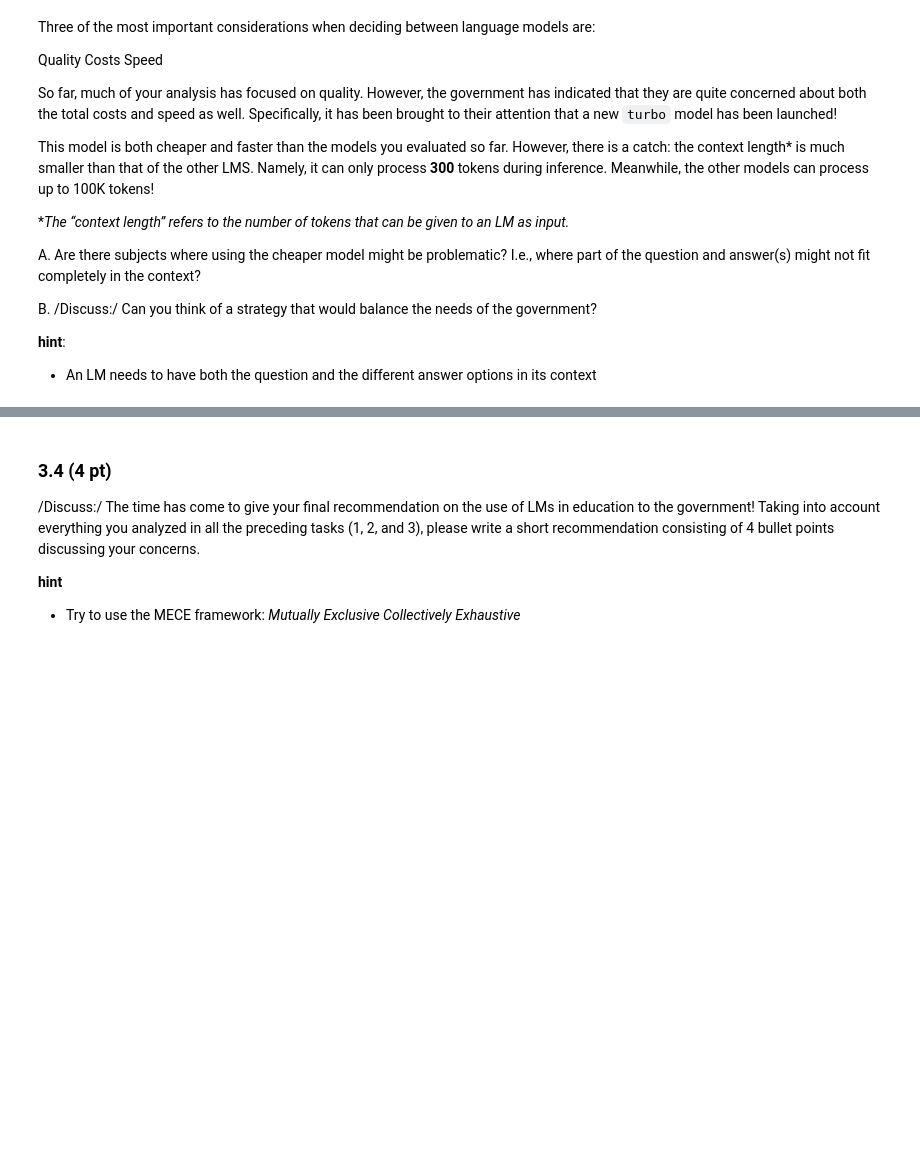
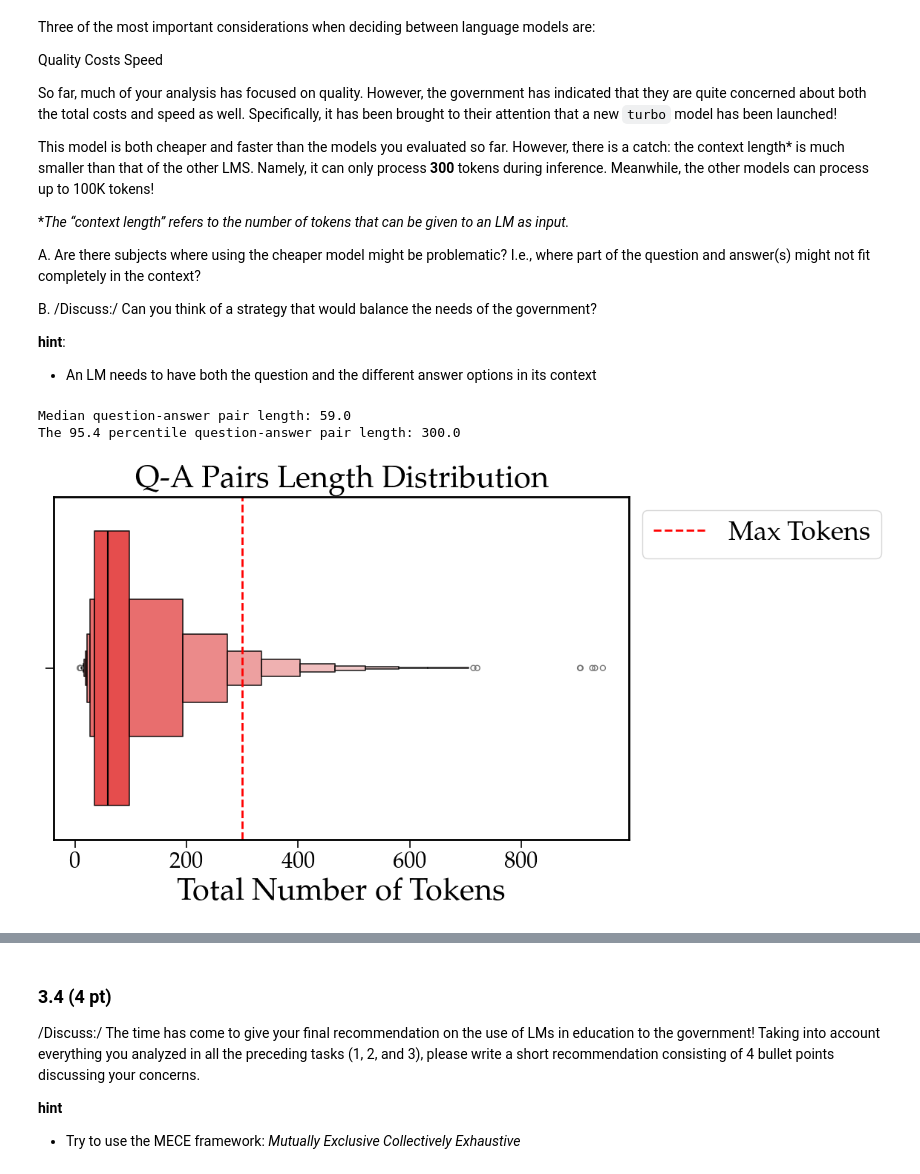
Before and after one commit to sylvainshan/Applied-Data-Analysis, a Jupyter notebook: Homework/01_PROJECT_NEUTRALITY/analysis.ipynb, the cells around one changed output, grey strips where cells are left out. Cells and saved outputs as stored; diff of their text form; code cells hidden in the pictures; blank space fills up the shorter version.

```diff
--- a/Homework/01_PROJECT_NEUTRALITY/analysis.ipynb
+++ b/Homework/01_PROJECT_NEUTRALITY/analysis.ipynb
@@ -1144,14 +1144,20 @@ A. For each combined question-answers pair, compute:
 
 B. /Discuss:/ What do you think of the hypothesis that the frequency of A, B, C, and D tokens could influence answers?
 # %%
-def count_token(tokenized_text, target_token):
-    """
-    Count the number of occurrences of a target token in a tokenized text
-    """
-    return tokenized_text.count(target_token)
+# Concatenate tokens from questions and answers for each question
+df_qa_pairs = df_mmlu_test.copy()
+df_qa_pairs['tokenized_qa'] = df_qa_pairs.apply(lambda x: x['tokenized_question'] + x['tokenized_A'] +
+                                                          x['tokenized_B'] + x['tokenized_C'] + x['tokenized_D'], axis=1)
 
-# df_qa_pairs = df_mmlu_test[['tokenized_question', 'tokenized_A', 'tokenized_B', 'tokenized_C', 'tokenized_D']]
+# Count the number of A, B, C, and D tokens for each question-answer pair
+df_qa_pairs['num_A'] = df_qa_pairs['tokenized_qa'].apply(lambda x: x.count(tokenize_text('A')[0]))
+df_qa_pairs['num_B'] = df_qa_pairs['tokenized_qa'].apply(lambda x: x.count(tokenize_text('B')[0]))
+df_qa_pairs['num_C'] = df_qa_pairs['tokenized_qa'].apply(lambda x: x.count(tokenize_text('C')[0]))
+df_qa_pairs['num_D'] = df_qa_pairs['tokenized_qa'].apply(lambda x: x.count(tokenize_text('D')[0]))
 
-text = "A A B C"
-tokenized_text = tokenize_text(text)
-count_token(tokenized_text, tokenized_text('A'))
+# Total number of tokens for each question-answer pair
+df_qa_pairs['total_tokens'] = df_qa_pairs['tokenized_qa'].apply(len)
+
+# Group by the correct answer and compute the mean frequency of A, B, C, and D tokens and the total number of tokens
+df_qa_pairs_grouped = df_qa_pairs.groupby('answer')[['num_A', 'num_B', 'num_C', 'num_D', 'total_tokens']].mean()
+df_qa_pairs_grouped
@@ -1179,4 +1192,21 @@ B. /Discuss:/ Can you think of a strategy that would balance the needs of the go
 **hint**:
 - An LM needs to have both the question and the different answer options in its context
 # %%
-# A
+# Let's first look at the length distribution of the Q-A pairs
+MAX_TOKENS = 300
+
+print(f"Median question-answer pair length: {df_qa_pairs['total_tokens'].median()}")
+print(f"The 95.4 percentile question-answer pair length: {df_qa_pairs['total_tokens'].quantile(0.954)}")
+
+plt.figure(figsize=(10, 6))
+sns.boxenplot(x='total_tokens', data=df_qa_pairs, color='red', linecolor='black', alpha=0.8)
+plt.axvline(x=MAX_TOKENS, color='red', linestyle='--', label='Max Tokens', linewidth=2)
+plt.xlabel("Total Number of Tokens")
+plt.title("Q-A Pairs Length Distribution")
+# plt.xscale('log')
+plt.legend(bbox_to_anchor=(1, 1), loc='upper left')
+plt.show()
+# %% [output]
+Median question-answer pair length: 59.0
+The 95.4 percentile question-answer pair length: 300.0
+[figure, added]
```
Also changed, not shown: parts of 6 cells of this notebook.
